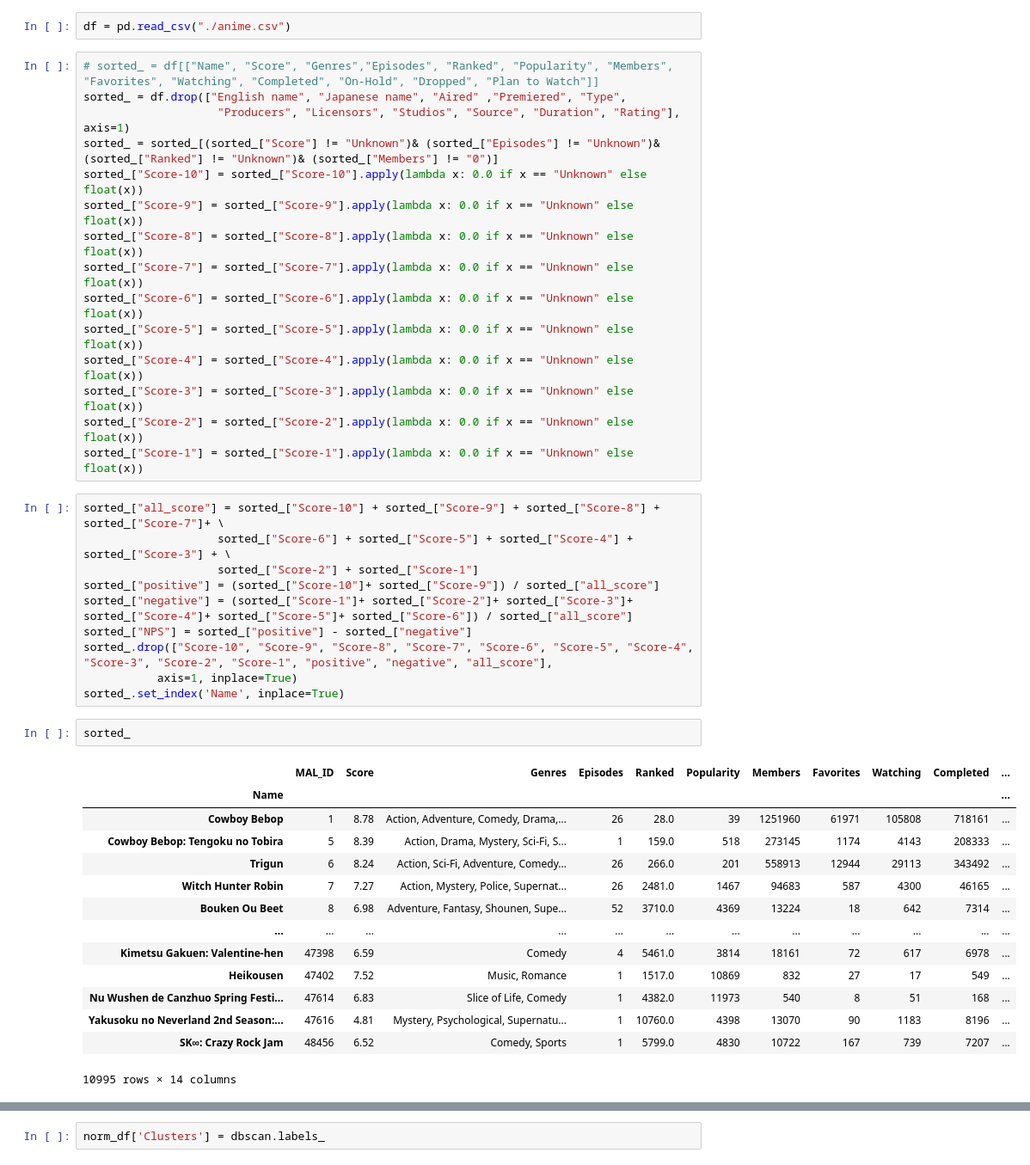
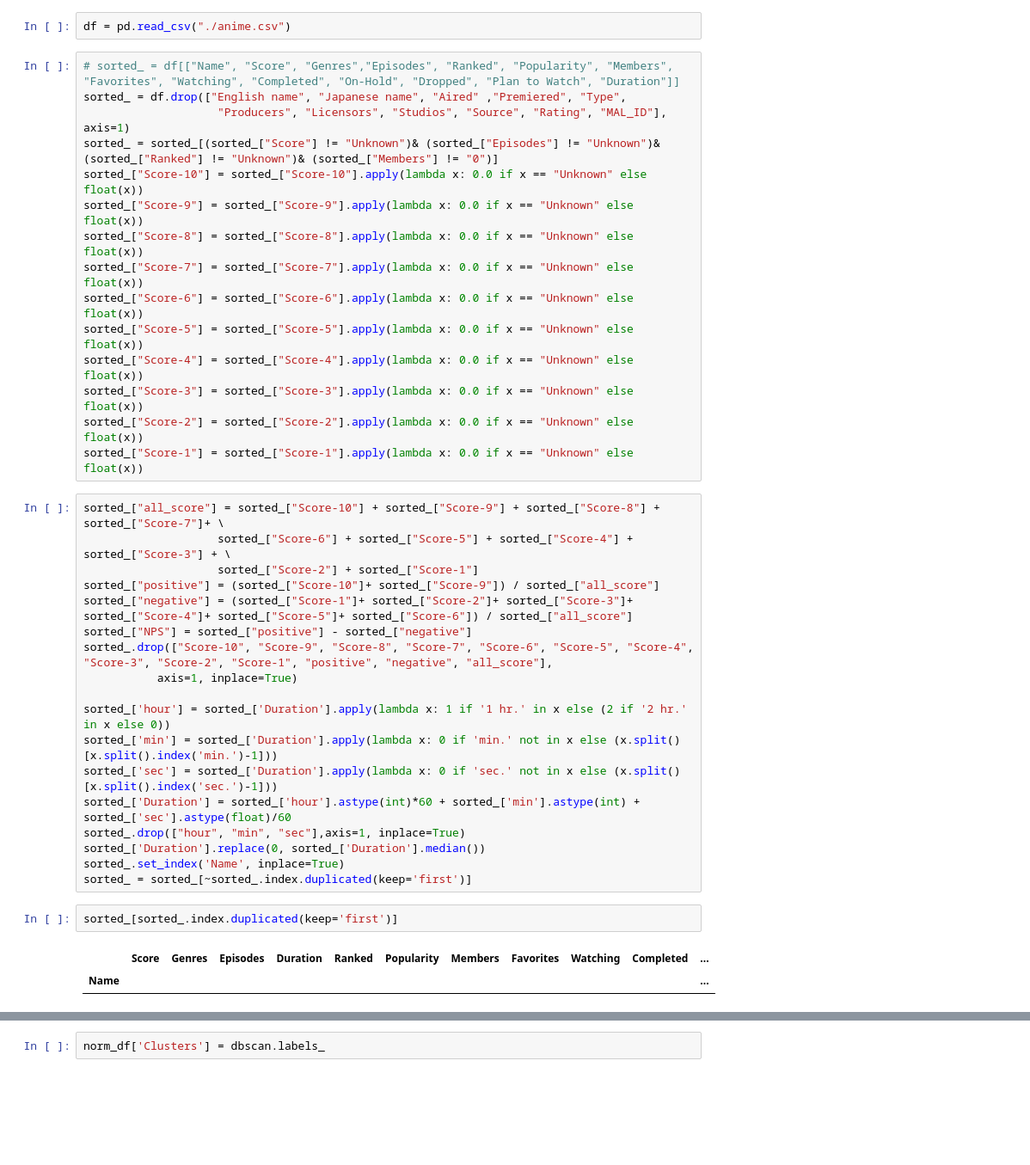
Before and after one commit to 1dimadim1/-PyLearn, a Jupyter notebook: HW2/HW2/HW2.2.ipynb, the cells around one changed output, grey strips where cells are left out. Shown at 86% size. Cells and saved outputs as stored; diff of their text form; blank space fills up the shorter version.

```diff
--- a/HW2/HW2/HW2.2.ipynb
+++ b/HW2/HW2/HW2.2.ipynb
@@ -22,9 +81,9 @@ def elbow_dbscan(data, n_neighbors = 20):
 # %%
 df = pd.read_csv("./anime.csv")
 # %%
-# sorted_ = df[["Name", "Score", "Genres","Episodes", "Ranked", "Popularity", "Members", "Favorites", "Watching", "Completed", "On-Hold", "Dropped", "Plan to Watch"]]
+# sorted_ = df[["Name", "Score", "Genres","Episodes", "Ranked", "Popularity", "Members", "Favorites", "Watching", "Completed", "On-Hold", "Dropped", "Plan to Watch", "Duration"]]
 sorted_ = df.drop(["English name", "Japanese name", "Aired" ,"Premiered", "Type",
-                    "Producers", "Licensors", "Studios", "Source", "Duration", "Rating"], axis=1)
+                    "Producers", "Licensors", "Studios", "Source", "Rating", "MAL_ID"], axis=1)
 sorted_ = sorted_[(sorted_["Score"] != "Unknown")& (sorted_["Episodes"] != "Unknown")& (sorted_["Ranked"] != "Unknown")& (sorted_["Members"] != "0")]
 sorted_["Score-10"] = sorted_["Score-10"].apply(lambda x: 0.0 if x == "Unknown" else float(x))
 sorted_["Score-9"] = sorted_["Score-9"].apply(lambda x: 0.0 if x == "Unknown" else float(x))
@@ -45,22 +104,18 @@ sorted_["negative"] = (sorted_["Score-1"]+ sorted_["Score-2"]+ sorted_["Score-3"
 sorted_["NPS"] = sorted_["positive"] - sorted_["negative"]
 sorted_.drop(["Score-10", "Score-9", "Score-8", "Score-7", "Score-6", "Score-5", "Score-4", "Score-3", "Score-2", "Score-1", "positive", "negative", "all_score"],
            axis=1, inplace=True)
+
+sorted_['hour'] = sorted_['Duration'].apply(lambda x: 1 if '1 hr.' in x else (2 if '2 hr.' in x else 0))
+sorted_['min'] = sorted_['Duration'].apply(lambda x: 0 if 'min.' not in x else (x.split()[x.split().index('min.')-1]))
+sorted_['sec'] = sorted_['Duration'].apply(lambda x: 0 if 'sec.' not in x else (x.split()[x.split().index('sec.')-1]))
+sorted_['Duration'] = sorted_['hour'].astype(int)*60 + sorted_['min'].astype(int) + sorted_['sec'].astype(float)/60
+sorted_.drop(["hour", "min", "sec"],axis=1, inplace=True)
+sorted_['Duration'].replace(0, sorted_['Duration'].median())
 sorted_.set_index('Name', inplace=True)
+sorted_ = sorted_[~sorted_.index.duplicated(keep='first')]
 # %%
-sorted_
+sorted_[sorted_.index.duplicated(keep='first')]
 # %% [output]
-|  | MAL_ID | Score | Genres | Episodes | Ranked | Popularity | Members | Favorites | Watching | Completed | ... |
+|  | Score | Genres | Episodes | Duration | Ranked | Popularity | Members | Favorites | Watching | Completed | ... |
 | Name |  |  |  |  |  |  |  |  |  |  | ... |
-| Cowboy Bebop | 1 | 8.78 | Action, Adventure, Comedy, Drama,... | 26 | 28.0 | 39 | 1251960 | 61971 | 105808 | 718161 | ... |
-| Cowboy Bebop: Tengoku no Tobira | 5 | 8.39 | Action, Drama, Mystery, Sci-Fi, S... | 1 | 159.0 | 518 | 273145 | 1174 | 4143 | 208333 | ... |
-| Trigun | 6 | 8.24 | Action, Sci-Fi, Adventure, Comedy... | 26 | 266.0 | 201 | 558913 | 12944 | 29113 | 343492 | ... |
-| Witch Hunter Robin | 7 | 7.27 | Action, Mystery, Police, Supernat... | 26 | 2481.0 | 1467 | 94683 | 587 | 4300 | 46165 | ... |
-| Bouken Ou Beet | 8 | 6.98 | Adventure, Fantasy, Shounen, Supe... | 52 | 3710.0 | 4369 | 13224 | 18 | 642 | 7314 | ... |
-| ... | ... | ... | ... | ... | ... | ... | ... | ... | ... | ... | ... |
-| Kimetsu Gakuen: Valentine-hen | 47398 | 6.59 | Comedy | 4 | 5461.0 | 3814 | 18161 | 72 | 617 | 6978 | ... |
-| Heikousen | 47402 | 7.52 | Music, Romance | 1 | 1517.0 | 10869 | 832 | 27 | 17 | 549 | ... |
-| Nu Wushen de Canzhuo Spring Festi... | 47614 | 6.83 | Slice of Life, Comedy | 1 | 4382.0 | 11973 | 540 | 8 | 51 | 168 | ... |
-| Yakusoku no Neverland 2nd Season:... | 47616 | 4.81 | Mystery, Psychological, Supernatu... | 1 | 10760.0 | 4398 | 13070 | 90 | 1183 | 8196 | ... |
-| SK∞: Crazy Rock Jam | 48456 | 6.52 | Comedy, Sports | 1 | 5799.0 | 4830 | 10722 | 167 | 739 | 7207 | ... |
-10995 rows × 14 columns
 # %%
```
Also changed, not shown: parts of 45 cells of this notebook, 1 other file.
